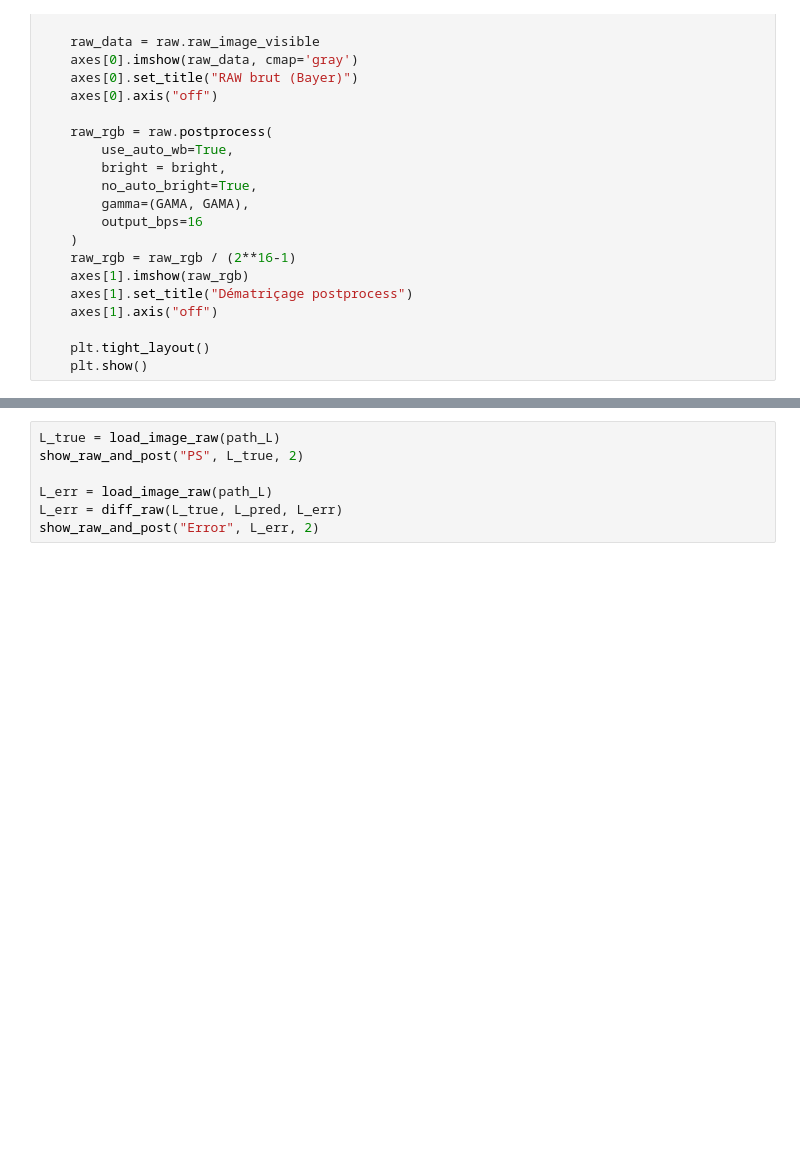
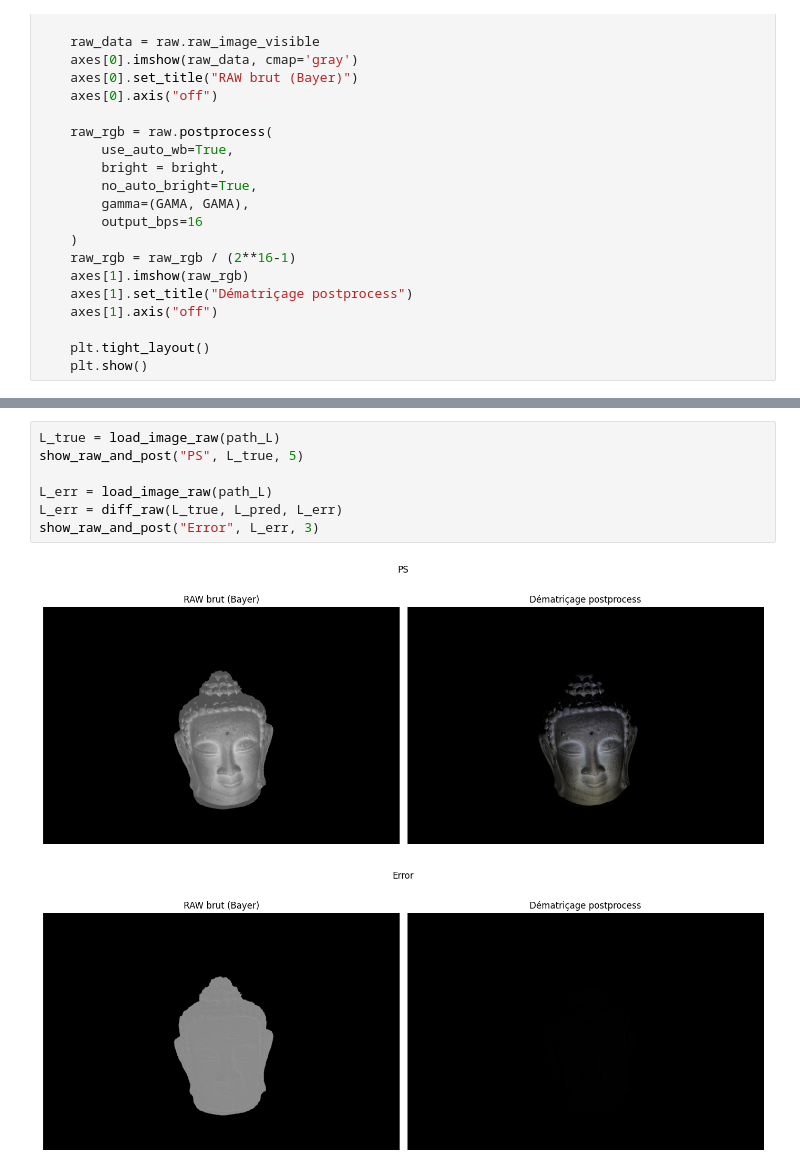
Before and after one commit to Romain-Malinge/Stray-light-elimination, a Jupyter notebook: differance.ipynb, the cells around one changed output, grey strips where cells are left out. Drawn from its saved outputs; the diff is of its cells as text; blank space fills up the shorter version.

```diff
--- a/differance.ipynb
+++ b/differance.ipynb
@@ -105,10 +103,13 @@ show_raw_and_post("Difference", L_pred, 2)
 # %%
 L_true = load_image_raw(path_L)
-show_raw_and_post("PS", L_true, 2)
+show_raw_and_post("PS", L_true, 5)
 
 L_err = load_image_raw(path_L)
 L_err = diff_raw(L_true, L_pred, L_err)
-show_raw_and_post("Error", L_err, 2)
+show_raw_and_post("Error", L_err, 3)
+# %% [output]
+[figure, added]
+[figure, added]
 # %%
 #afficher L_true et L_pred à coté l'un de lautre pour comparer les détails et les différences
 fig, axes = plt.subplots(1, 2, figsize=(14, 6))
```
Also changed, not shown: parts of 4 cells of this notebook, 2 other files.
